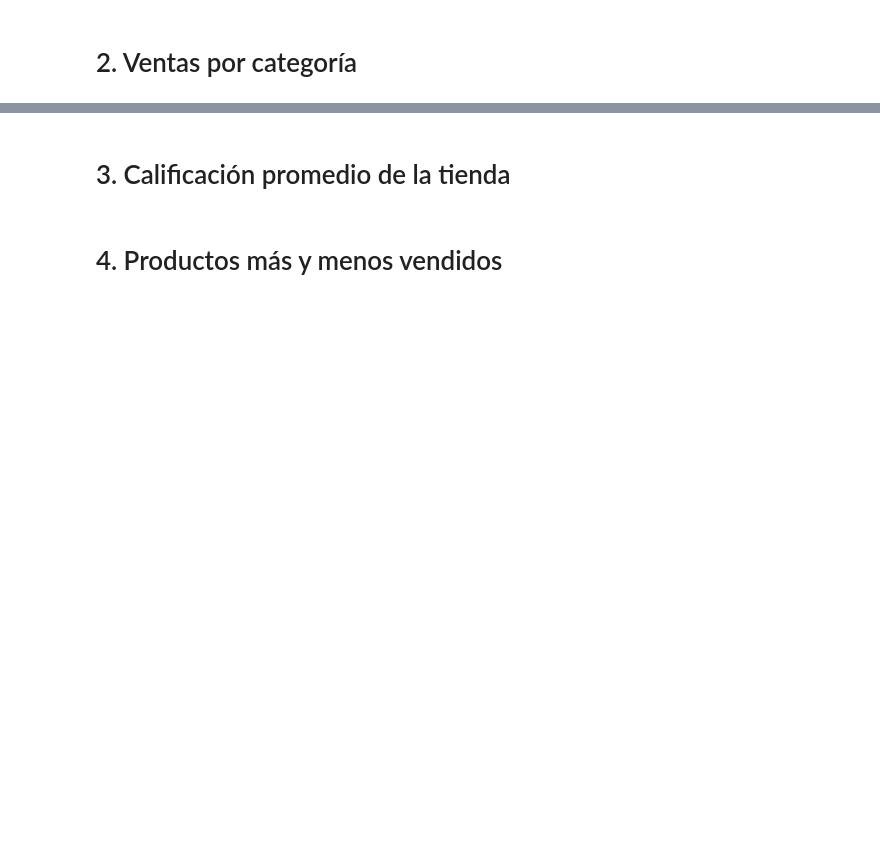
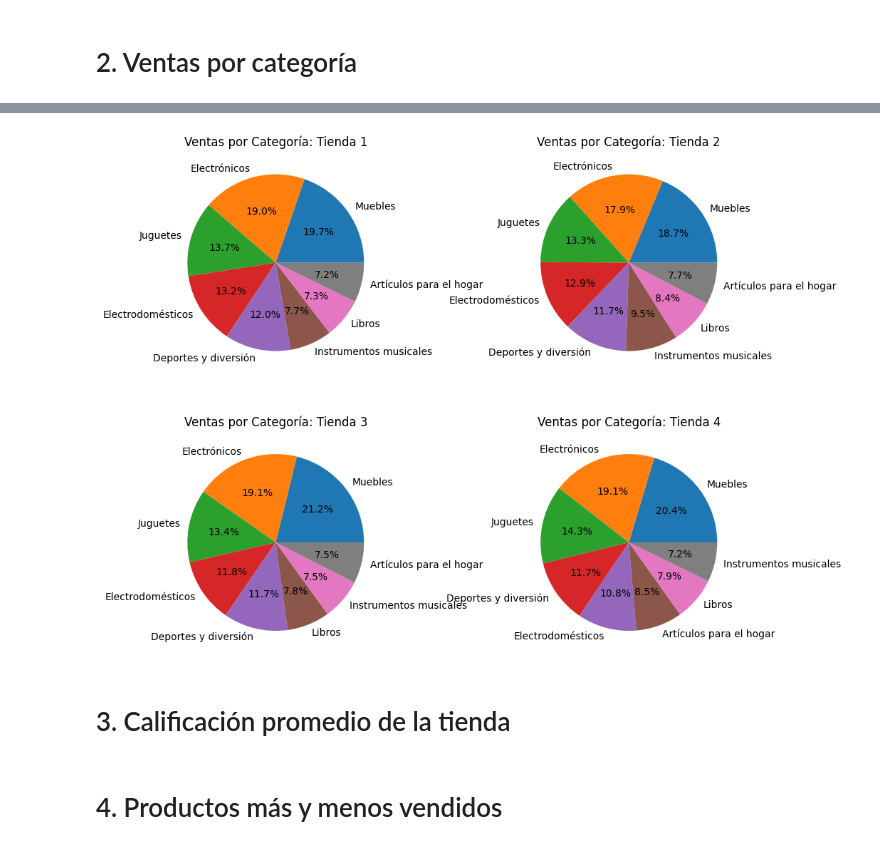
Before and after one commit to DMaraboli/Challenge-Alura-Store, a Jupyter notebook: AluraStoreLatam.ipynb, the cells around one changed output, grey strips where cells are left out. Saved outputs shown, nothing was run; the diff lists cells and outputs as text; code cells hidden in the pictures; blank space fills up the shorter version.

```diff
--- a/AluraStoreLatam.ipynb
+++ b/AluraStoreLatam.ipynb
@@ -27,0 +53,20 @@ tienda.head()
+# %%
+##Agrego columna tienda
+tienda['Tienda'] = 'Tienda 1'
+tienda2['Tienda'] = 'Tienda 2'
+tienda3['Tienda'] = 'Tienda 3'
+tienda4['Tienda'] = 'Tienda 4'
+
+'''
+mayor_p = mayor(conteo_producto)
+menor_p = menor(conteo_producto)
+print(mayor_p)
+print(menor_p)
+'''
+
+###print(conteo_producto)
+
+
+
+
+print(ingresos_totales (tiendas_unidas))
@@ -28,2 +75,11 @@ tienda.head()
 # %% [markdown]
 # 2. Ventas por categoría
+# %%
+conteo_producto_t1 = conteos(tienda,'Categoría del Producto')
+conteo_producto_t2 = conteos(tienda2,'Categoría del Producto')
+conteo_producto_t3 = conteos(tienda3,'Categoría del Producto')
+conteo_producto_t4 = conteos(tienda4,'Categoría del Producto')
+print(conteo_producto_t1)
+print(conteo_producto_t2)
+print(conteo_producto_t3)
+print(conteo_producto_t4)
@@ -30,3 +91,18 @@ tienda.head()
+# %%
+conteos = [conteo_producto_t1, conteo_producto_t2, conteo_producto_t3, conteo_producto_t4]
+titulos = ['Ventas por Categoría: Tienda 1', 'Ventas por Categoría: Tienda 2', 'Ventas por Categoría: Tienda 3', 'Ventas por Categoría: Tienda 4']
+
+fig, axs = plt.subplots(2, 2, figsize=(10, 8))
+
+for i, ax in enumerate(axs.flat):
+    datos = conteos[i]
+    ax.pie(datos.values(), labels=datos.keys(), autopct='%1.1f%%')
+    ax.set_title(titulos[i])
+
+plt.tight_layout()
+plt.show()
+# %% [output]
+[figure, added]
 # %% [markdown]
 # 3. Calificación promedio de la tienda
 # %% [markdown]
```
Also changed, not shown: parts of 3 cells of this notebook.
